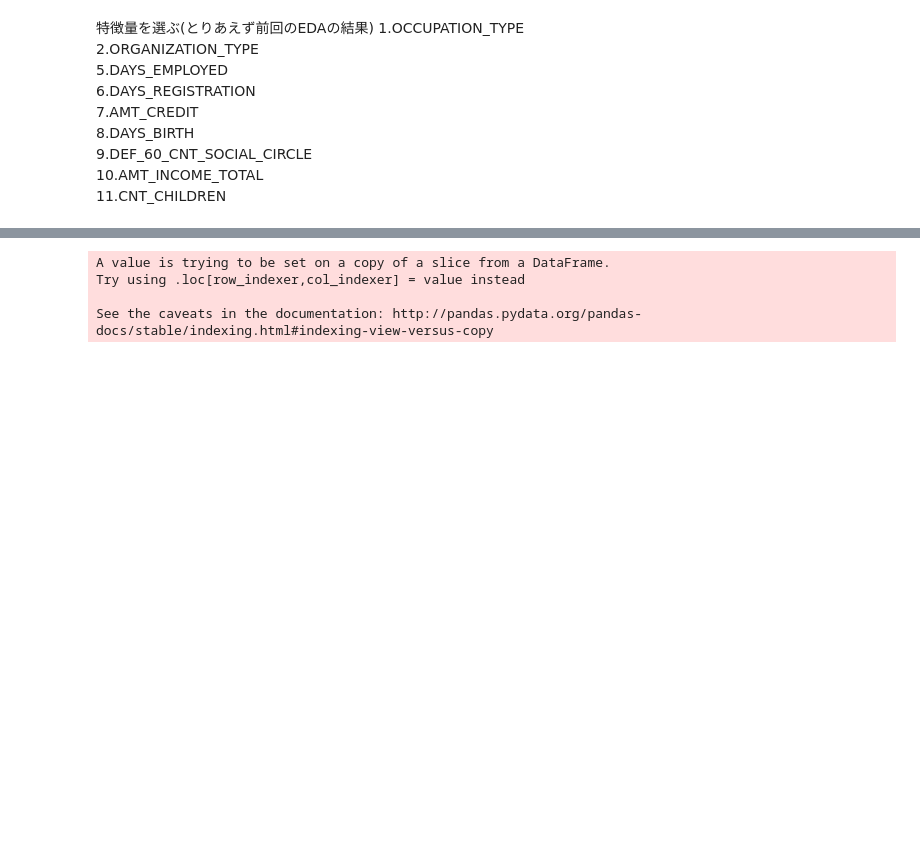
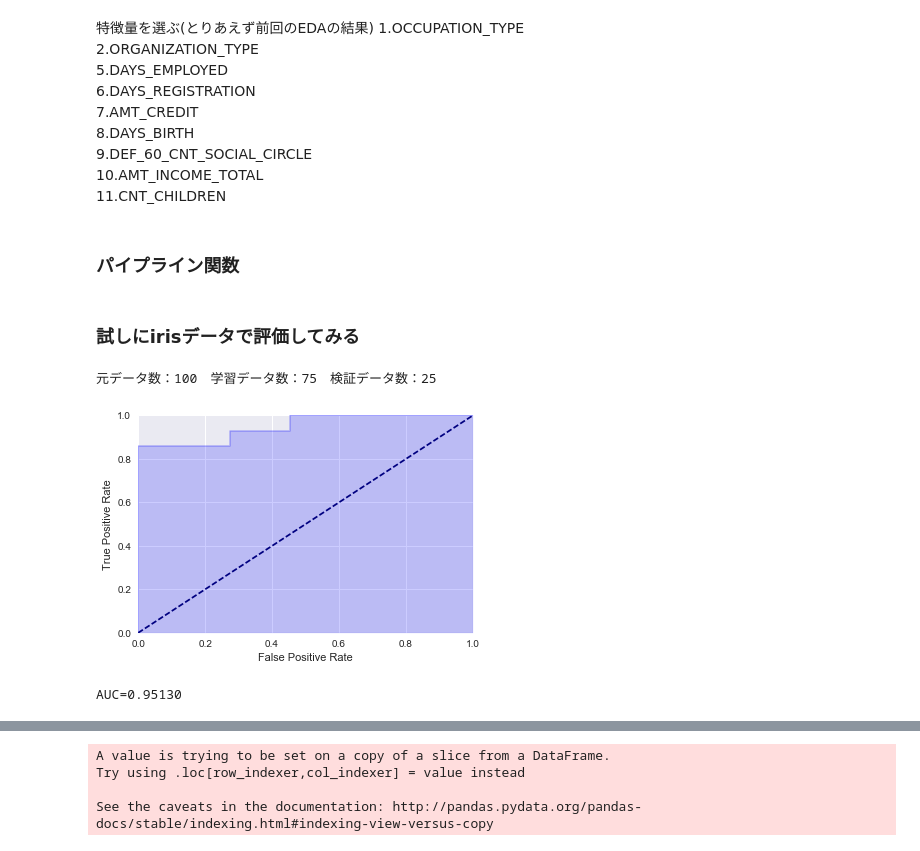
Before and after one commit to ns5849/diveintocode-ml, a Jupyter notebook: week4/week4-session1.ipynb, the cells around one changed output, grey strips where cells are left out. Drawn from its saved outputs; the diff is of its cells as text; code cells hidden in the pictures; blank space fills up the shorter version.

```diff
--- a/week4/week4-session1.ipynb
+++ b/week4/week4-session1.ipynb
@@ -31,6 +28,8 @@ pd.options.display.max_columns = len(pd_application_train.columns)
 9.DEF_60_CNT_SOCIAL_CIRCLE
 10.AMT_INCOME_TOTAL
 11.CNT_CHILDREN
+# %% [markdown]
+### パイプライン関数
 # %%
 from sklearn import metrics
 
@@ -82,2 +82,25 @@ def pipline(model, data, target_value, feature_value, normalization=True):
 
     return fpr, tpr, thresholds
+# %% [markdown]
+### 試しにirisデータで評価してみる
+# %%
+from sklearn.datasets import load_iris
+iris_data_set = load_iris()
+x = pd.DataFrame(iris_data_set.data, columns=iris_data_set.feature_names)    #Put explanatory variable into x as pandasdata frame
+y = pd.DataFrame(iris_data_set.target, columns=['Species'])    #Put iris response variable into y as pandasdata frame
+df = pd.concat([x, y], axis=1)
+data = df[df["Species"] != 0]
+# %%
+from sklearn.ensemble import RandomForestClassifier
+from sklearn.datasets import make_classification
+from sklearn.neighbors import KNeighborsClassifier
+clf = RandomForestClassifier(n_estimators=100, max_depth=120, random_state=10)
+#clf = KNeighborsClassifier(n_neighbors=3)
+
+fpr, tpr, thresholds = pipline(clf, data, "Species", data.columns[[0,2]], 1, False)
+
+print("AUC={:.5f}".format(metrics.auc(fpr, tpr)))
+# %% [output]
+元データ数：100　学習データ数：75　検証データ数：25
+[figure, added]
+AUC=0.95130
```
Also changed, not shown: parts of 9 cells of this notebook.
